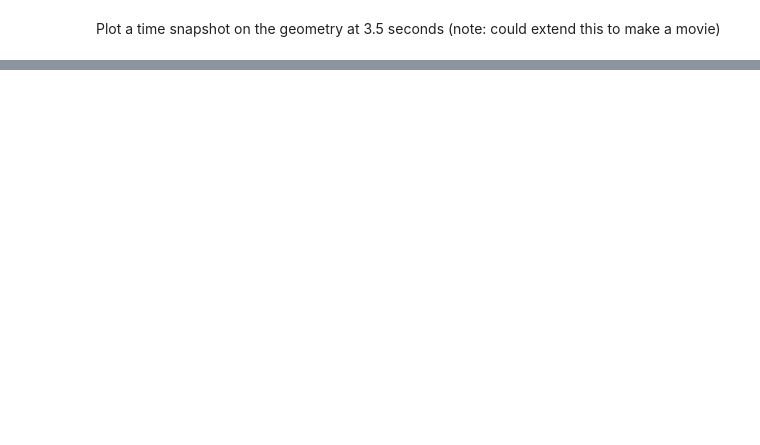
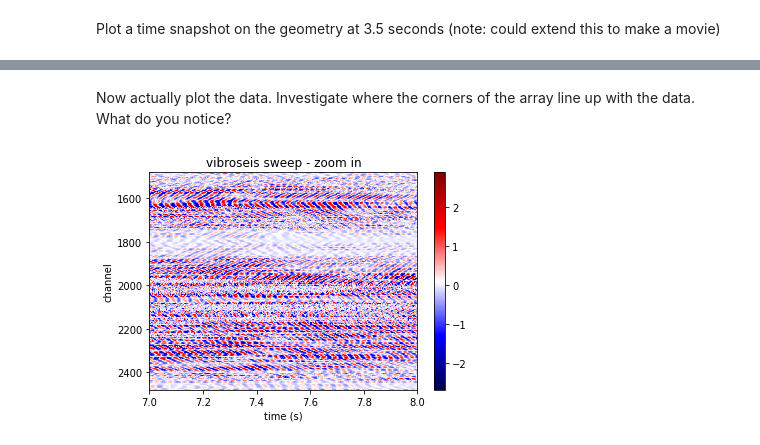
Before and after one commit to DAS-RCN/IntroToDASData, a Jupyter notebook: BradyHotSprings.ipynb, the cells around one changed output, grey strips where cells are left out. Cells and saved outputs as stored; diff of their text form; code cells hidden in the pictures; blank space fills up the shorter version.

```diff
--- a/BradyHotSprings.ipynb
+++ b/BradyHotSprings.ipynb
@@ -196,0 +280,9 @@ plt.show()
+# %% [markdown]
+Now actually plot the data. Investigate where the corners of the array line up with the data. What do you notice?
+# %%
+title='vibroseis sweep - zoom in'
+beginningCh = startCh+chNumberFor0thTrace
+endingCh =  endCh+chNumberFor0thTrace
+plotSpaceTime(data, startSec, endSec, beginningCh, endingCh, title, samplesPerSecond) # call the actual plotting function
+# %% [output]
+[figure, added]
```
Also changed, not shown: parts of 26 cells of this notebook.
